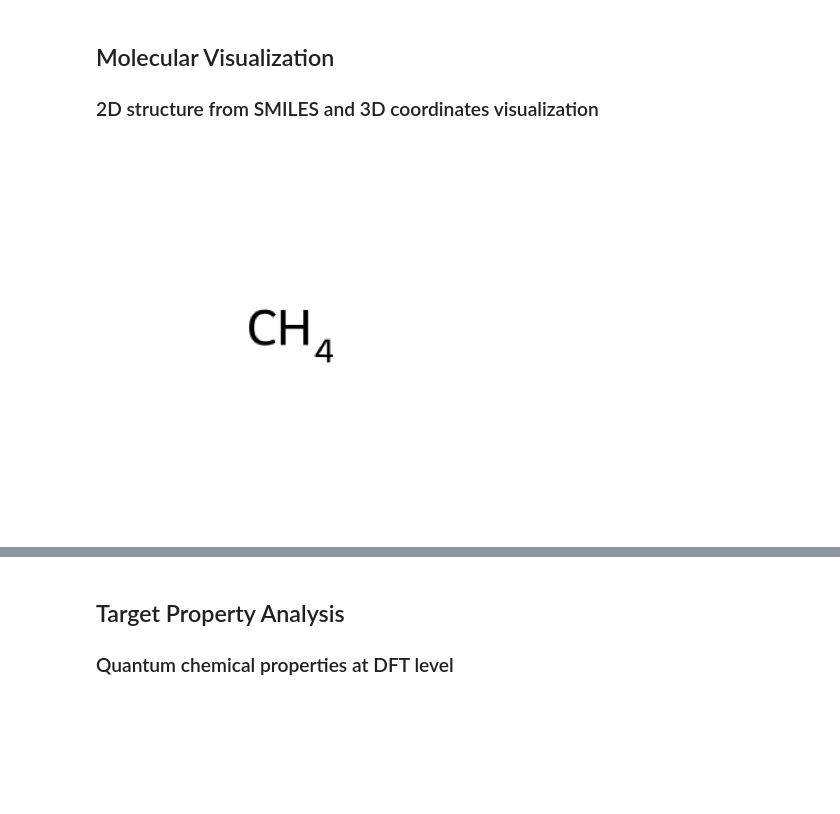
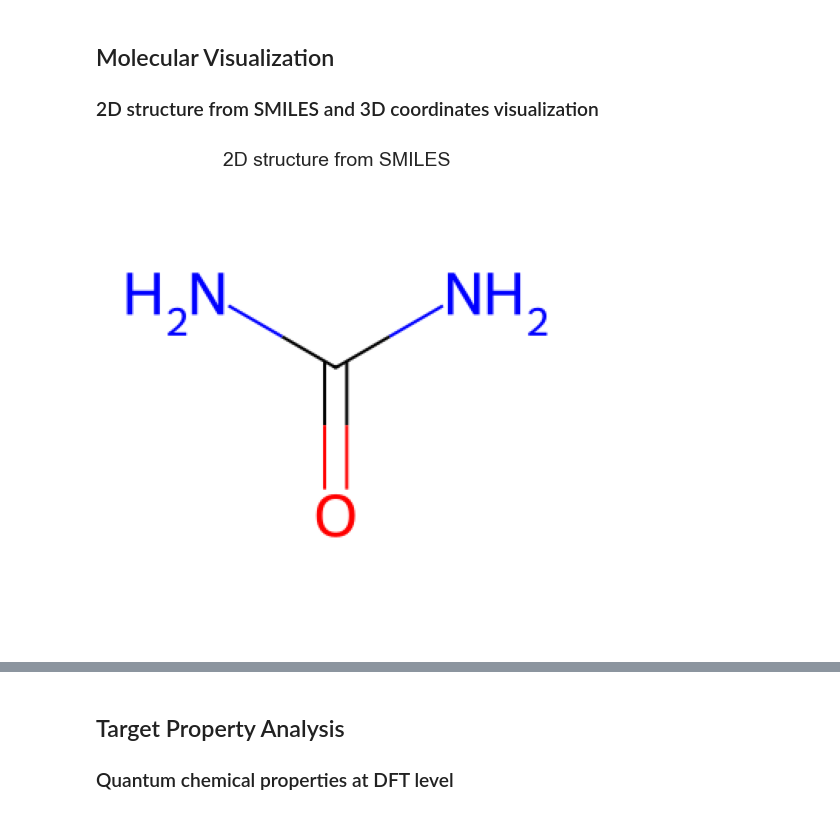
Before and after one commit to AyoubFrihaoui/Graph-Neural-Networks-GNNs---Molecular-Property-Prediction, a Jupyter notebook: dataset_EDA.ipynb, the cells around one changed output, grey strips where cells are left out. Saved outputs shown, nothing was run; the diff lists cells and outputs as text; code cells hidden in the pictures; blank space fills up the shorter version.

```diff
--- a/dataset_EDA.ipynb
+++ b/dataset_EDA.ipynb
@@ -159,15 +159,18 @@ Edge 2:
 # %% [markdown]
 ## Molecular Visualization
 ### 2D structure from SMILES and 3D coordinates visualization
+# %%
+data = dataset[19]
 # %%
 # 2D structure using SMILES
 mol = Chem.MolFromSmiles(data.smiles)
 img = Draw.MolToImage(mol, size=(300, 300))
 plt.imshow(img)
 plt.axis('off')
+plt.title('2D structure from SMILES')
 plt.show()
 # %% [output]
-[figure, old version]
+[figure, new version]
 # %%
 # 3D visualization using atomic coordinates
 # Corrected 3D visualization with type conversion
```
Also changed, not shown: parts of 2 cells of this notebook, 2 other files.
